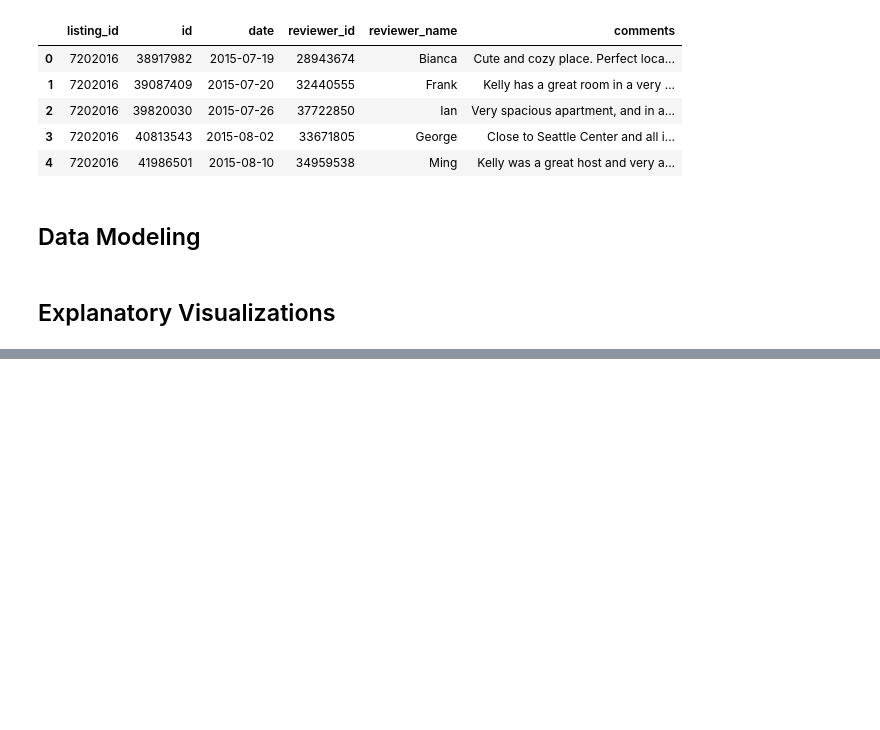
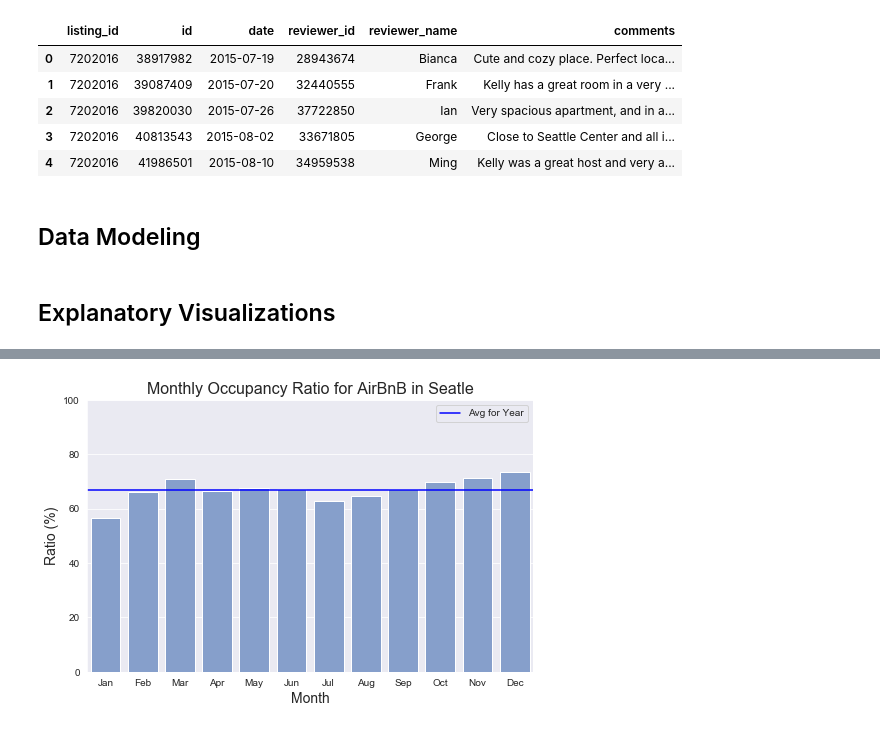
Before and after one commit to paulstancliffe/Blog-Post-AirBnB-Seattle, a Jupyter notebook: seattle_airbnb.ipynb, the cells around one changed output, grey strips where cells are left out. Cells and saved outputs as stored; diff of their text form; code cells hidden in the pictures; blank space fills up the shorter version.

```diff
--- a/seattle_airbnb.ipynb
+++ b/seattle_airbnb.ipynb
@@ -241,0 +376,6 @@ calendar.head()
+# %%
+# Monthly occupancy rates
+occ_ratio_per_month = round(new_df.groupby(new_df['date'].dt.strftime('%m'))['available'].mean()*100,1)
+occ_ratio_per_month = pd.DataFrame(occ_ratio_per_month).reset_index()
+occ_ratio_per_month['date'] = occ_ratio_per_month.replace(['01','02','03','04','05','06','07','08','09','10','11','12'], month_list)
+occ_ratio_per_month
@@ -375,0 +682,12 @@ Name: review_scores_rating, dtype: float64
+# %%
+f, ax = plt.subplots(figsize=(8,5))
+sns.set_style("darkgrid")
+sns.barplot(x="date",y="available",data=occ_ratio_per_month,color="cornflowerblue", saturation=.5,)
+plt.title("Monthly Occupancy Ratio for AirBnB in Seatle",fontsize=16)
+plt.xlabel("Month",fontsize=14)
+plt.ylabel("Ratio (%)",fontsize=14)
+plt.ylim(0,100)
+plt.axhline(calendar['available'].mean()*100,color='b',label='Avg for Year')
+ax.legend();
+# %% [output]
+[figure, added]
```
Also changed, not shown: parts of 54 cells of this notebook.
